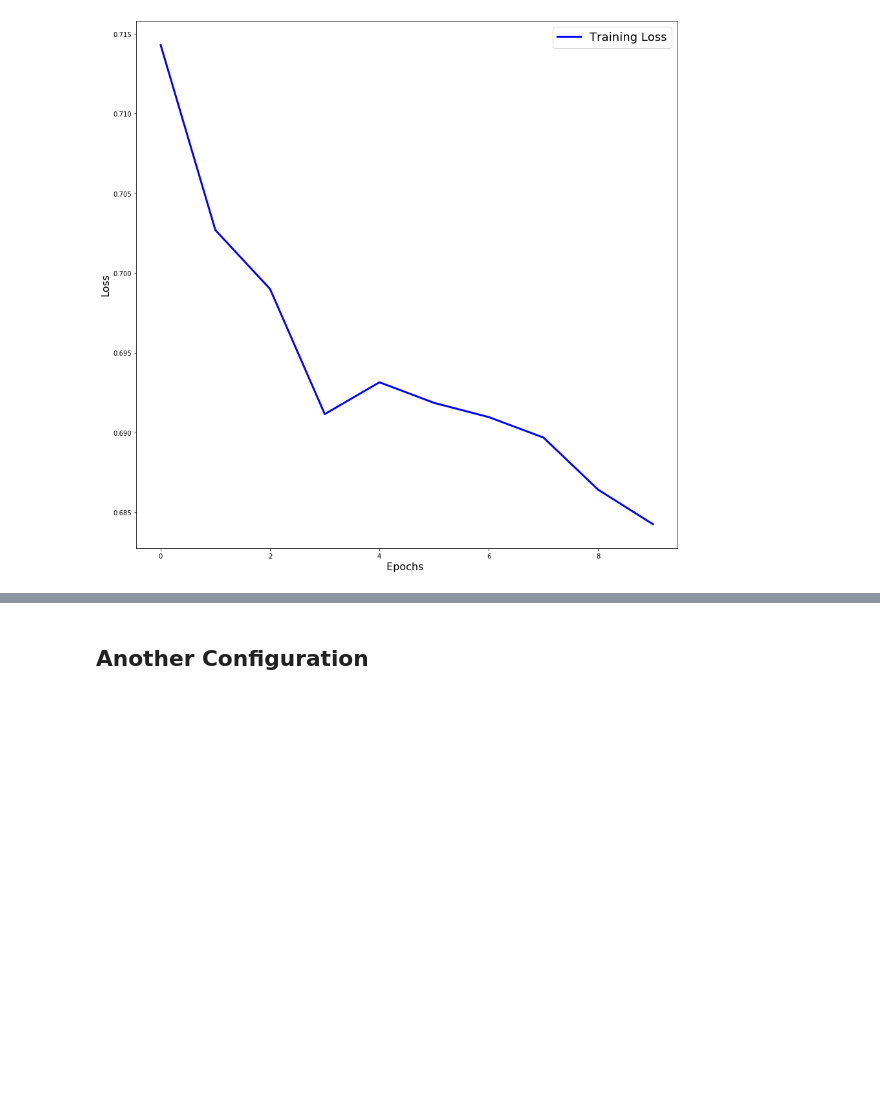
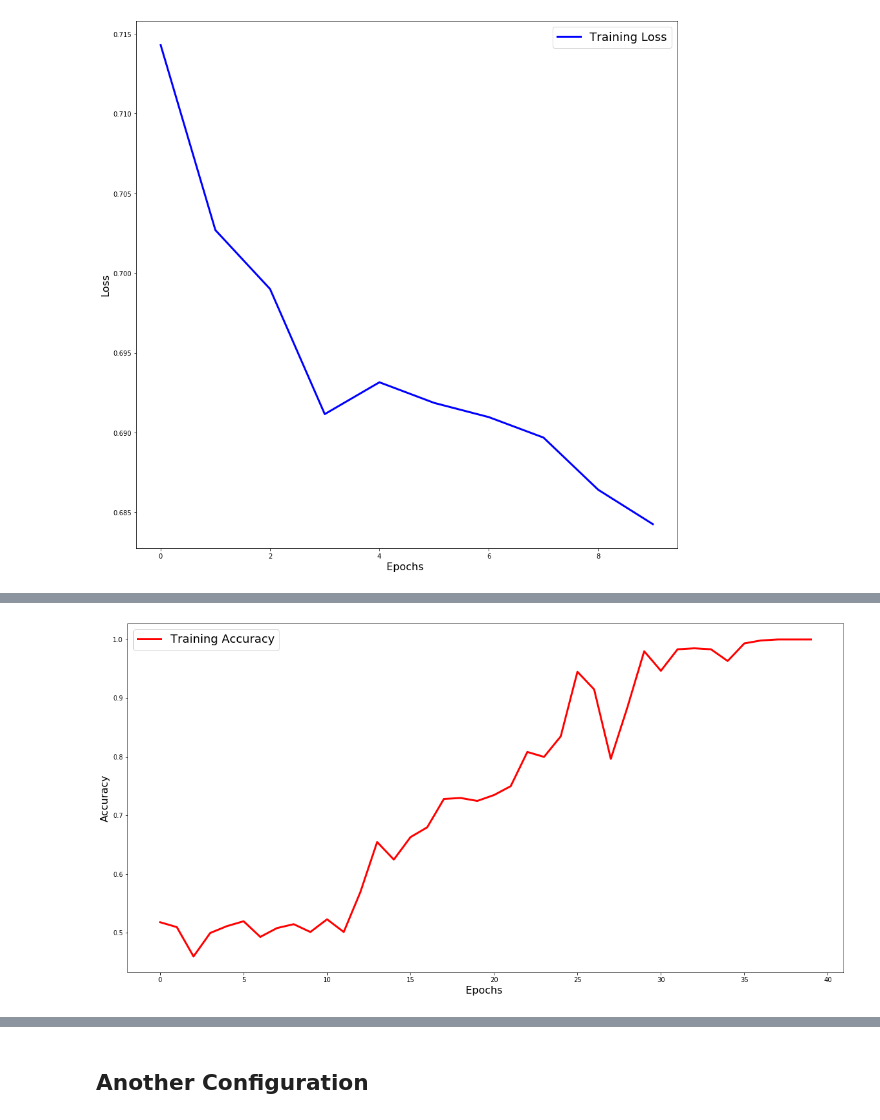
Before and after one commit to Assassinsarms/Classification-of-AF-Onset-from-ECG-data-using-a-1D-Convolutional-Neural-Network-and-Random-Forest, a Jupyter notebook: Aaron_Mir_INM701_Coursework.ipynb, the cells around one changed output, grey strips where cells are left out. Saved outputs shown, nothing was run; the diff lists cells and outputs as text; code cells hidden in the pictures; blank space fills up the shorter version.

Commit message:
Working CNN Model Added

```diff
--- a/Aaron_Mir_INM701_Coursework.ipynb
+++ b/Aaron_Mir_INM701_Coursework.ipynb
@@ -70,7 +70,7 @@ numpy_data = 'data/Numpy_Data'        # will contain X_train and y_train data af
 # %%
 def bandpass_filter(X): # Function to filter the signal between 0.05 and 40Hz to remove baseline wander, motion artifacts, line frequency, respiratory artifacts etc.
     fs = 128.0
-    highpass_cutoff = 0.5
+    highpass_cutoff = 1
     lowpass_cutoff = 40.0
 
     nyq = 0.5 *fs
@@ -266,0 +354,6 @@ plt.show()
+# %%
+optimizer = keras.optimizers.Adam(lr=0.001)
+model.compile(loss='binary_crossentropy',
+              optimizer=optimizer,
+              metrics=['accuracy'])
+history = model.fit(X_train, y_train, batch_size=64, epochs=40)
@@ -266,0 +378,9 @@ plt.show()
+# %%
+plt.figure(figsize=(20, 10))
+plt.plot(history.history['accuracy'], 'r', linewidth=3.0, label='Training Accuracy')
+plt.xlabel('Epochs ', fontsize=16)
+plt.ylabel('Accuracy', fontsize=16)
+plt.legend(fontsize=18)
+plt.show()
+# %% [output]
+[figure, added]
```
Also changed, not shown: parts of 23 cells of this notebook.
